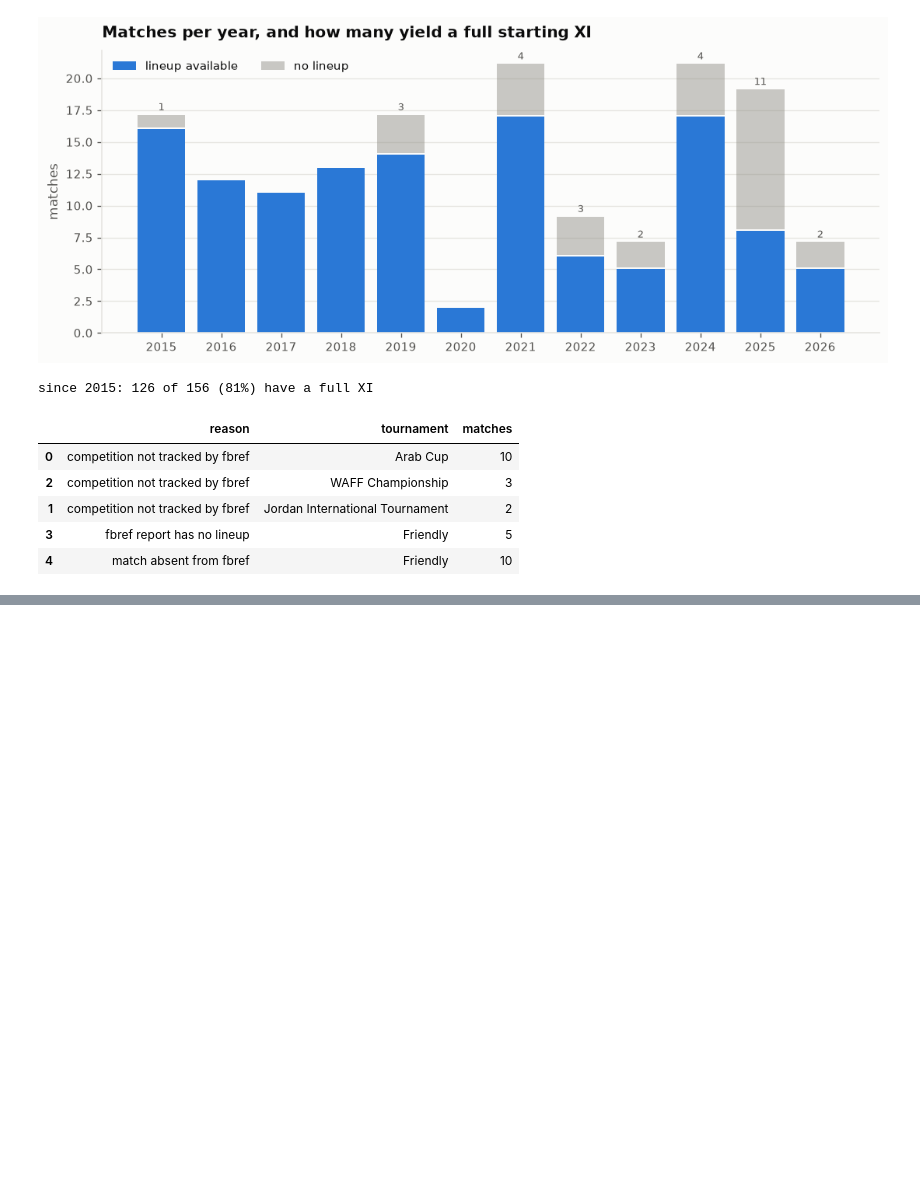
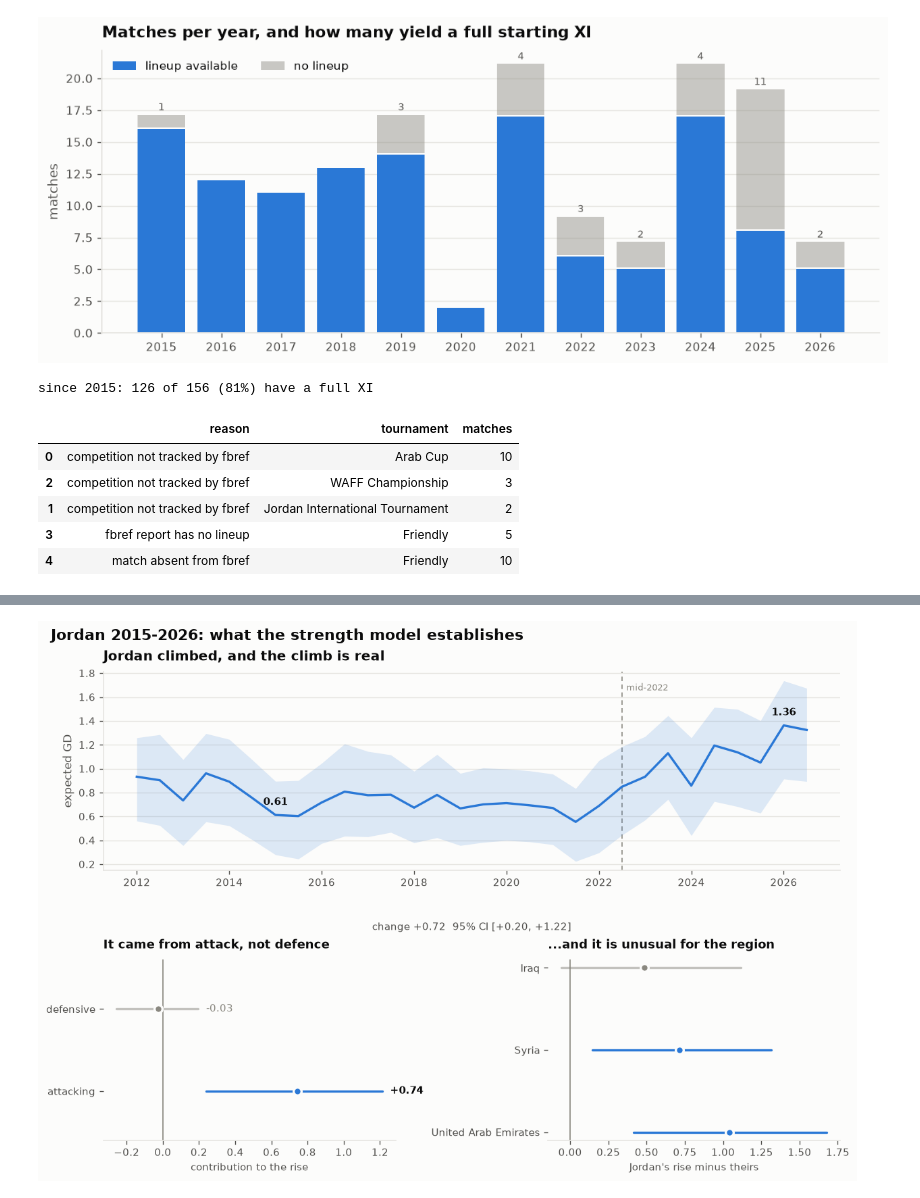
Before and after one commit to mqedan217/jordan-football-strength, a Jupyter notebook: notebooks/01_strength_model.ipynb, the cells around one changed output, grey strips where cells are left out. Cells and saved outputs as stored; diff of their text form; code cells hidden in the pictures; blank space fills up the shorter version.

```diff
--- a/notebooks/01_strength_model.ipynb
+++ b/notebooks/01_strength_model.ipynb
@@ -545,0 +562,87 @@ since 2015: 126 of 156 (81%) have a full XI
+# %%
+import numpy as np
+
+z = np.load(OUT / "bootstrap_draws.npz", allow_pickle=True)
+draws = z["draws"]
+tnames = [str(t) for t in z["teams"]]
+pnames = [str(p) for p in z["params"]]
+bdates = pd.to_datetime(z["dates"], unit="D")
+S, A, D = pnames.index("strength"), pnames.index("attack"), pnames.index("defence")
+jj = tnames.index("Jordan")
+i0 = list(bdates).index(pd.Timestamp("2015-01-01"))
+i1 = list(bdates).index(pd.Timestamp("2026-01-01"))
+
+rise      = draws[:, i1, S, jj] - draws[:, i0, S, jj]
+atk_part  = np.exp(draws[:, i1, A, jj]) - np.exp(draws[:, i0, A, jj])
+def_part  = np.exp(-draws[:, i0, D, jj]) - np.exp(-draws[:, i1, D, jj])
+
+def band(x):
+    lo, hi = np.nanpercentile(x, [2.5, 97.5])
+    return float(np.nanmean(x)), float(lo), float(hi)
+
+cmp_tbl = pd.read_csv(OUT / "placebo_strength_comparison.csv")
+peers = cmp_tbl[cmp_tbl.kind == "rise vs peer"].copy()
+peers["label"] = peers.subject.str.replace("Jordan - ", "", regex=False)
+
+fig = plt.figure(figsize=(10, 6.8))
+gs = fig.add_gridspec(2, 2, height_ratios=[1.1, 1])
+
+# --- the climb ---------------------------------------------------------
+ax = fig.add_subplot(gs[0, :])
+ax.fill_between(strength.date, strength.strength_lo, strength.strength_hi,
+                color=viz.BLUE, alpha=0.15, linewidth=0)
+ax.plot(strength.date, strength.strength, color=viz.BLUE)
+viz.mark_split(ax); viz.despine(ax)
+ax.set_title("Jordan climbed, and the climb is real")
+ax.set_ylabel("expected GD")
+for when in ("2015-01-01", "2026-01-01"):
+    r = strength.loc[strength.date == when].iloc[0]
+    ax.annotate(f"{r.strength:.2f}", xy=(r.date, r.strength), xytext=(0, 9),
+                textcoords="offset points", ha="center", fontsize=9,
+                color=viz.INK, fontweight="semibold")
+mu, lo, hi = band(rise)
+ax.annotate(f"change {mu:+.2f}  95% CI [{lo:+.2f}, {hi:+.2f}]",
+            xy=(0.5, -0.30), xycoords="axes fraction", ha="center",
+            fontsize=9, color=viz.INK_2)
+
+# --- where it came from ------------------------------------------------
+ax = fig.add_subplot(gs[1, 0])
+parts = [("attacking", atk_part), ("defensive", def_part)]
+for i, (name, arr) in enumerate(parts):
+    mu, lo, hi = band(arr)
+    solid = lo * hi > 0
+    colour = viz.BLUE if solid else viz.INK_MUTED
+    ax.plot([lo, hi], [i, i], color=colour, linewidth=2, zorder=2,
+            alpha=1.0 if solid else 0.5, solid_capstyle="round")
+    ax.plot([mu], [i], "o", color=colour, markersize=7, zorder=3,
+            markeredgecolor=viz.SURFACE, markeredgewidth=2)
+    ax.annotate(f"{mu:+.2f}", xy=(hi, i), xytext=(7, 0), textcoords="offset points",
+                va="center", fontsize=9, color=viz.INK if solid else viz.INK_MUTED,
+                fontweight="semibold" if solid else "normal")
+ax.axvline(0, color=viz.INK_MUTED, linewidth=1.0, zorder=1)
+ax.set_yticks([0, 1], ["attacking", "defensive"])
+ax.set_ylim(-0.6, 1.6)
+viz.despine(ax, keep=("bottom",)); ax.grid(axis="y", visible=False)
+ax.set_title("It came from attack, not defence", fontsize=11)
+ax.set_xlabel("contribution to the rise", fontsize=9)
+
+# --- and it is unusual -------------------------------------------------
+ax = fig.add_subplot(gs[1, 1])
+peers = peers.iloc[::-1].reset_index(drop=True)
+for i, r in peers.iterrows():
+    solid = bool(r.excludes_zero)
+    colour = viz.BLUE if solid else viz.INK_MUTED
+    ax.plot([r.lo, r.hi], [i, i], color=colour, linewidth=2, zorder=2,
+            alpha=1.0 if solid else 0.5, solid_capstyle="round")
+    ax.plot([r.estimate], [i], "o", color=colour, markersize=7, zorder=3,
+            markeredgecolor=viz.SURFACE, markeredgewidth=2)
+ax.axvline(0, color=viz.INK_MUTED, linewidth=1.0, zorder=1)
+ax.set_yticks(range(len(peers)), peers.label, fontsize=9)
+viz.despine(ax, keep=("bottom",)); ax.grid(axis="y", visible=False)
+ax.set_title("...and it is unusual for the region", fontsize=11)
+ax.set_xlabel("Jordan's rise minus theirs", fontsize=9)
+
+fig.suptitle("Jordan 2015-2026: what the strength model establishes",
+             fontsize=13, fontweight="semibold", x=0.01, ha="left", color=viz.INK)
+plt.show()
+# %% [output]
@@ -545,0 +651 @@ since 2015: 126 of 156 (81%) have a full XI
+[figure, added]
```
Also changed, not shown: parts of 5 cells of this notebook.
